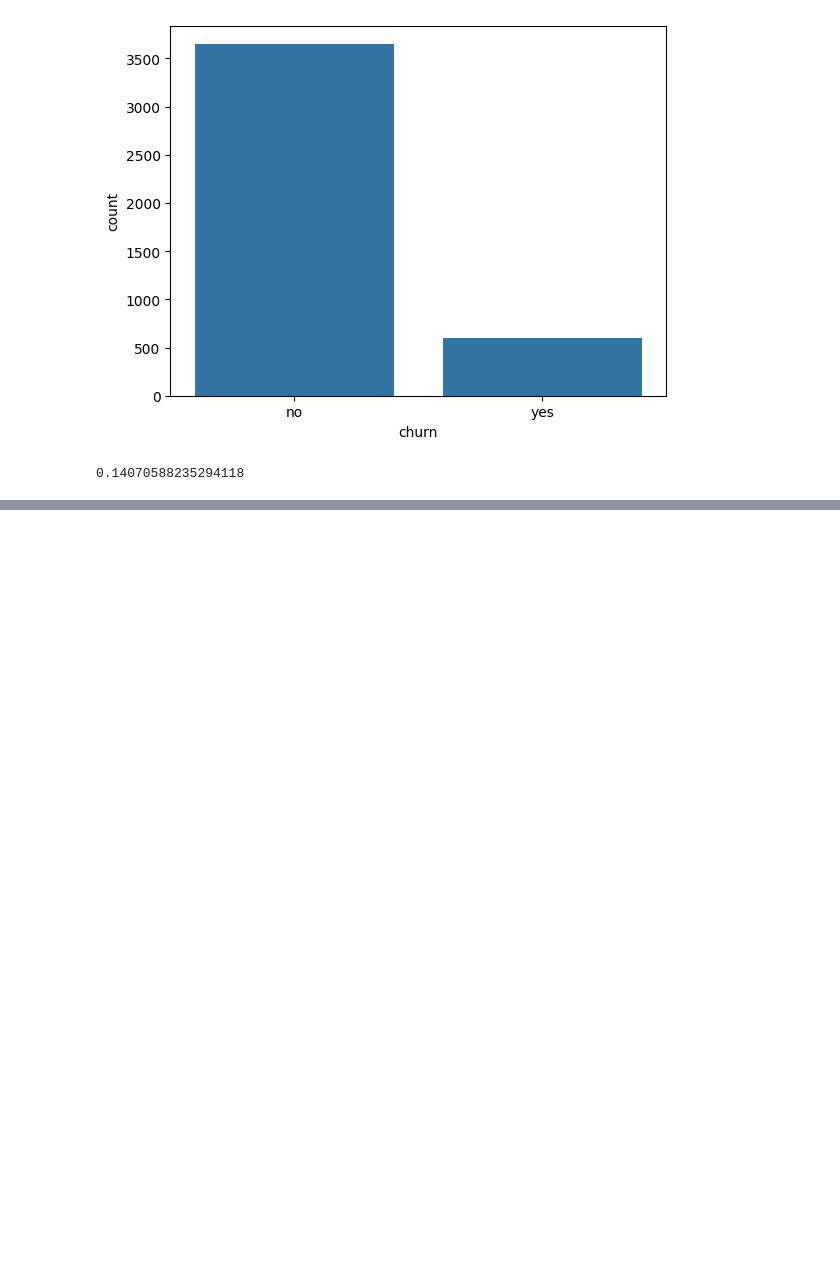
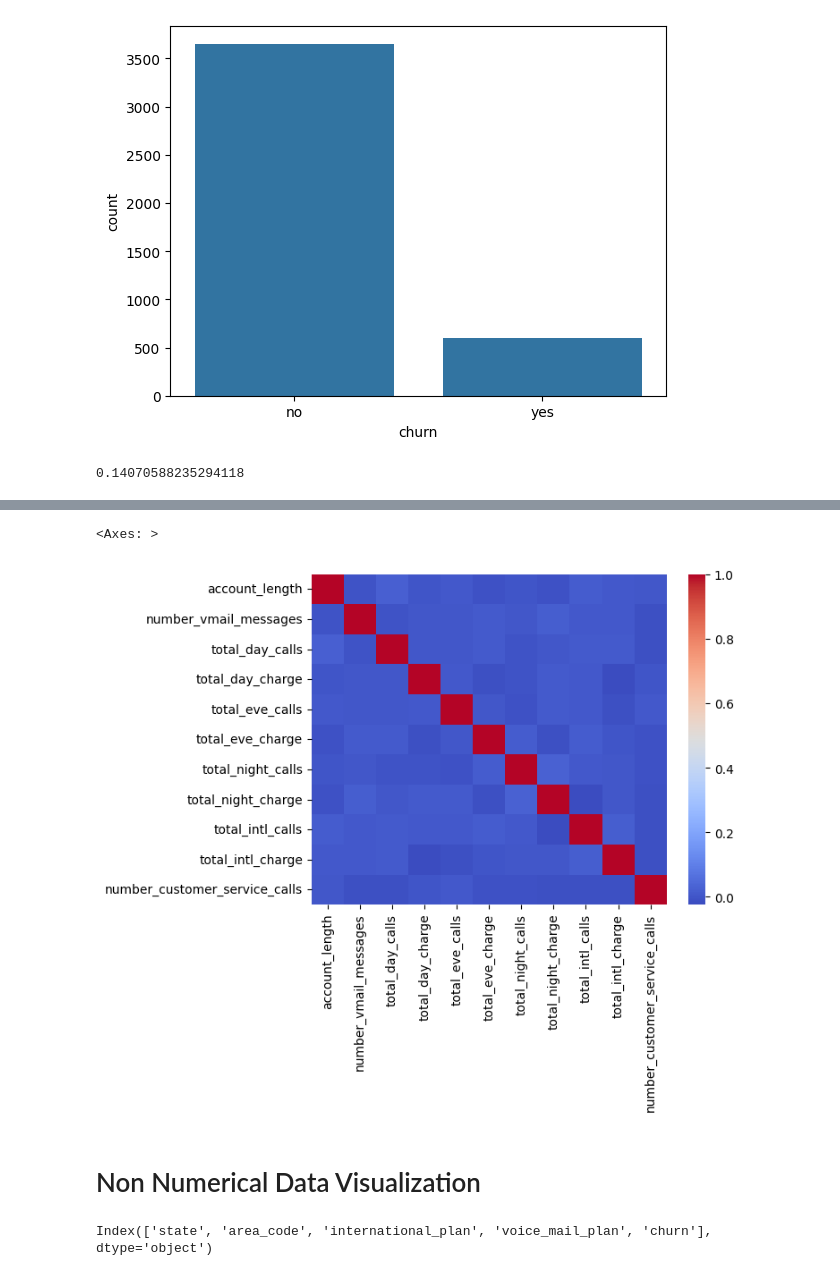
Before and after one commit to Afsoon-Ghazanfari/Customer_Churn_Prediction, a Jupyter notebook: Customer_Churn_Prediction.ipynb, the cells around one changed output, grey strips where cells are left out. Cells and saved outputs as stored; diff of their text form; code cells hidden in the pictures; blank space fills up the shorter version.

```diff
--- a/Customer_Churn_Prediction.ipynb
+++ b/Customer_Churn_Prediction.ipynb
@@ -95,0 +115,13 @@ churn_persentage
+# %%
+#Heatmap after deleting correlate columns
+sns.heatmap(df[df.select_dtypes(include=[np.number]).columns].corr(), cmap='coolwarm')
+# %% [output]
+<Axes: >
+[figure, added]
+# %% [markdown]
+# Non Numerical Data Visualization
+# %%
+non_numeric_columns=df.select_dtypes(exclude=[np.number]).columns
+non_numeric_columns
+# %% [output]
+Index(['state', 'area_code', 'international_plan', 'voice_mail_plan', 'churn'], dtype='object')
```
Also changed, not shown: parts of 12 cells of this notebook.
